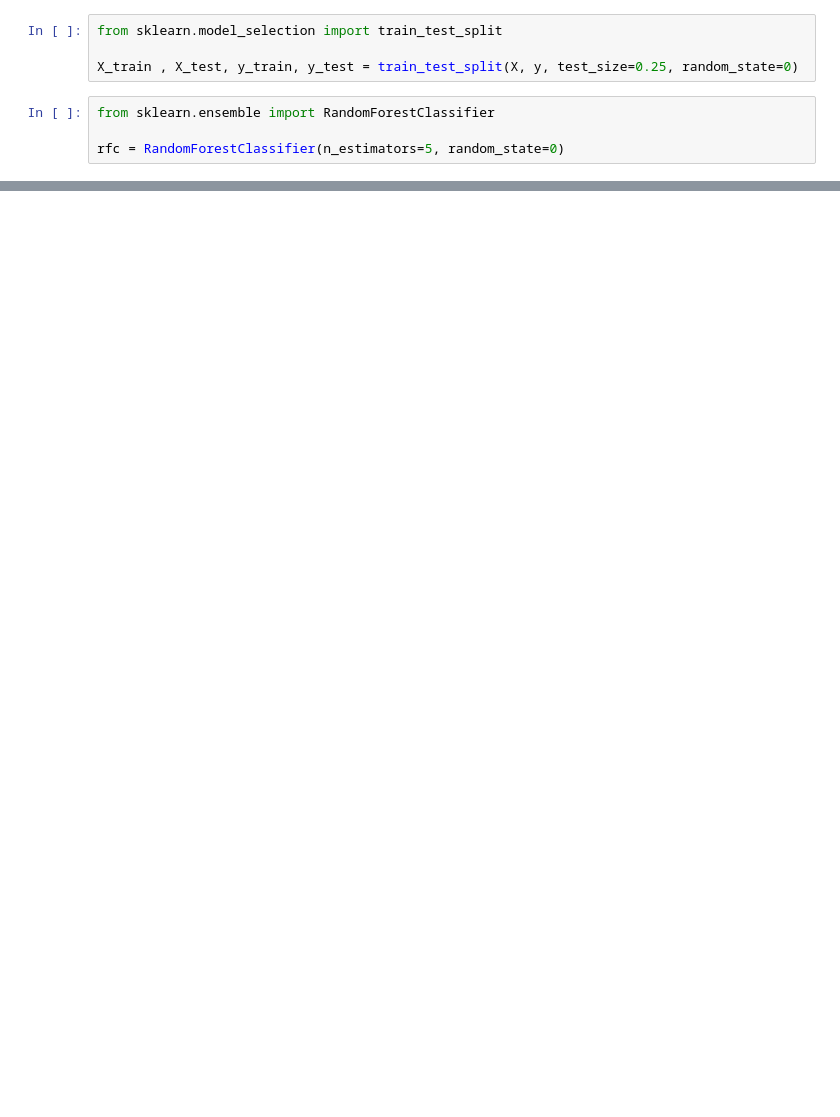
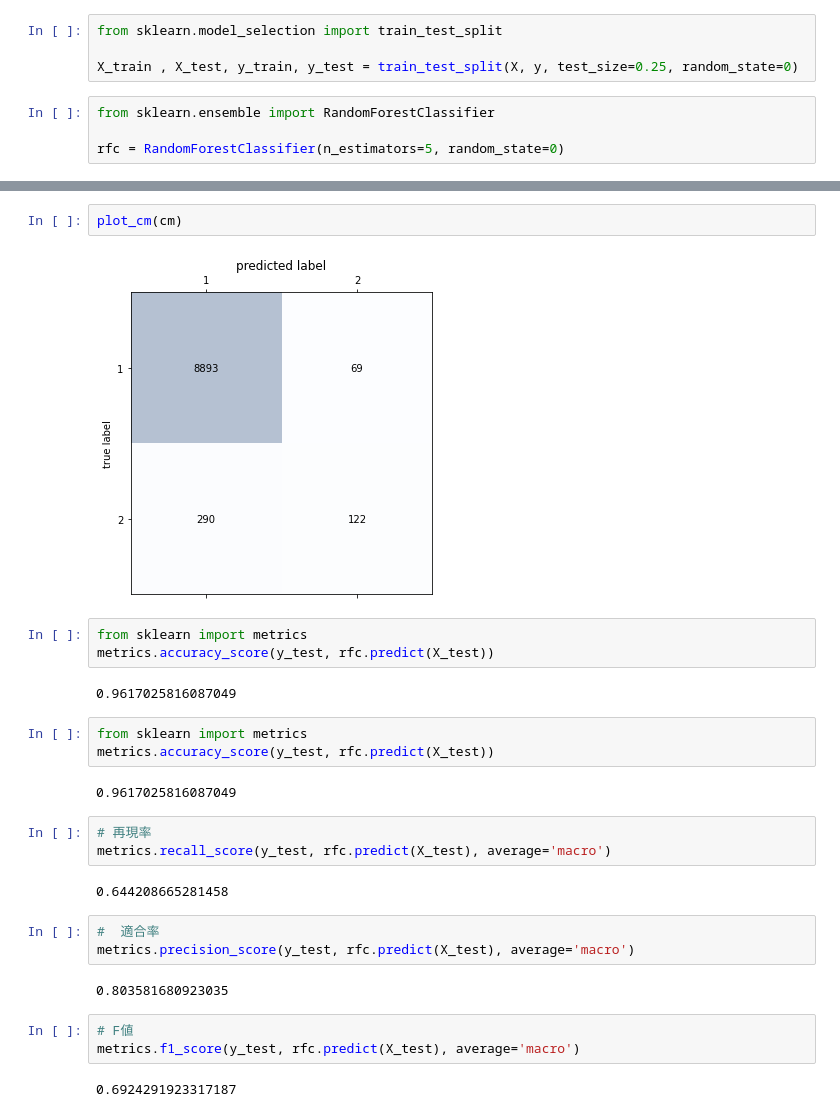
Before and after one commit to umegan/hait_lab_compt, a Jupyter notebook: code.ipynb, the cells around one changed output, grey strips where cells are left out. Cells and saved outputs as stored; diff of their text form; blank space fills up the shorter version.

```diff
--- a/code.ipynb
+++ b/code.ipynb
@@ -149,0 +189,29 @@ Name: TARGET, Length: 5270, dtype: int64
+# %%
+plot_cm(cm)
+# %% [output]
+[figure, added]
+# %%
+from sklearn import metrics
+metrics.accuracy_score(y_test, rfc.predict(X_test))
+# %% [output]
+0.9617025816087049
+# %%
+from sklearn import metrics
+metrics.accuracy_score(y_test, rfc.predict(X_test))
+# %% [output]
+0.9617025816087049
+# %%
+# 再現率
+metrics.recall_score(y_test, rfc.predict(X_test), average='macro')
+# %% [output]
+0.644208665281458
+# %%
+#  適合率
+metrics.precision_score(y_test, rfc.predict(X_test), average='macro')
+# %% [output]
+0.803581680923035
+# %%
+# F値
+metrics.f1_score(y_test, rfc.predict(X_test), average='macro')
+# %% [output]
+0.6924291923317187
```
Also changed, not shown: parts of 36 cells of this notebook.
